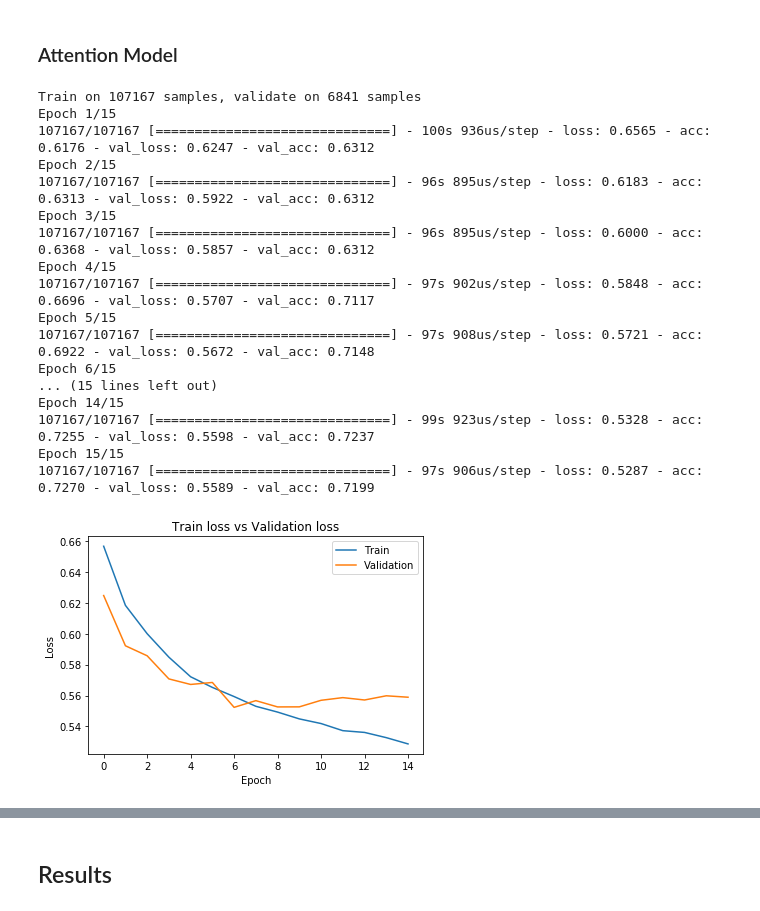
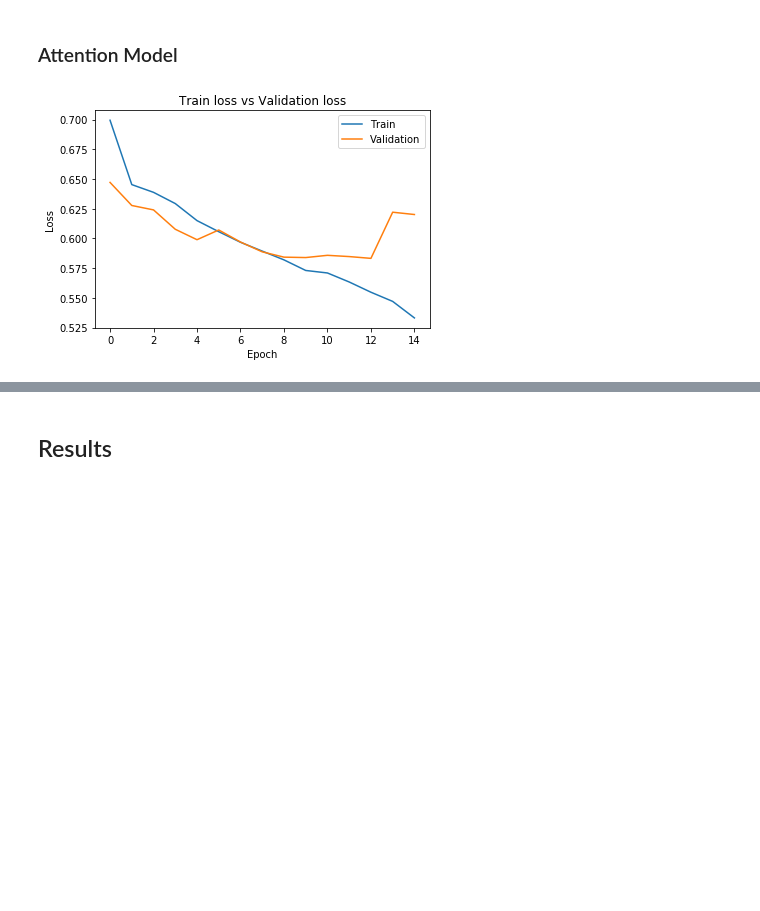
Before and after one commit to khantilchoksi/Quora-Question-Pair, a Jupyter notebook: Quora Question Pairs.ipynb, the cells around one changed output, grey strips where cells are left out. Drawn from its saved outputs; the diff is of its cells as text; code cells hidden in the pictures; blank space fills up the shorter version.

```diff
--- a/Quora Question Pairs.ipynb
+++ b/Quora Question Pairs.ipynb
@@ -572,19 +589,14 @@ metrics.loc[name] = np.array([test_acc,train_acc,val_acc])
 # %% [markdown]
 ## Approach 2: RNN Models
 # %%
-# Split to train validation
-
-X_train, Y_train = df.loc[X_train.index][questions_cols],df.loc[X_train.index][pred_column]
-X_val, Y_val =  df.loc[X_val.index][questions_cols],df.loc[X_val.index][pred_column]
-X_test, Y_test = df.loc[X_test.index][questions_cols],df.loc[X_test.index][pred_column]
+X_train, Y_train = df.loc[X_train.index][[q1,q2]],df.loc[X_train.index][is_duplicate]
+X_val, Y_val =  df.loc[X_val.index][[q1,q2]],df.loc[X_val.index][is_duplicate]
+X_test, Y_test = df.loc[X_test.index][[q1,q2]],df.loc[X_test.index][is_duplicate]
 # %% [markdown]
 ### Splitting and zero padding.
 Any sentence with length greater than SENTENCE_LEN will be truncated.<br>Any sentence with length lesser than SENTENCE_LEN will be padded with zeros.<br>
 # %%
 SENTENCE_LEN = 15
-
-q1=questions_cols[0]
-q2=questions_cols[1]
 
 # Split to dicts
 X_train      = {'left': X_train[q1],      'right': X_train[q2]}
@@ -643,7 +648,7 @@ GRADIENT_CLIP_NORM = 1.0
 DROPOUT = 0.5
 NODES = 30
 BATCH_SIZE = 128
-EPOCHS = 25
+EPOCHS = 20
 
 model = LSTM_Model()
 # model = load_model(model_fname, weights_fname)
@@ -652,6 +657,8 @@ optimizer=Adadelta(clipnorm=GRADIENT_CLIP_NORM)
 #optimizer=optimizers.SGD(lr=0.1)
 model.compile(loss='mean_squared_error', optimizer=optimizer, metrics=['accuracy'])
 
-history = model.fit([X_train['left'], X_train['right']], Y_train, batch_size=BATCH_SIZE, epochs=EPOCHS,
+history = model.fit([X_train['left'], X_train['right']], Y_train, batch_size=BATCH_SIZE, epochs=EPOCHS,verbose=0,
                             validation_data=([X_val['left'], X_val['right']], Y_val),shuffle=True)
+
+plot_loss(history.history['loss'],history.history['val_loss'])
 # %% [output]
@@ -694,7 +681,6 @@ metrics.loc[name] = np.array([test_acc,train_acc,val_acc])
 # %% [markdown]
 ### Attention Model
 # %%
-## https://github.com/bradleypallen/keras-quora-question-pairs/blob/master/quora-question-pairs-training-attention.ipynb
 def Attention_Model():
     question1 = Input(shape=(SENTENCE_LEN,))
     question2 = Input(shape=(SENTENCE_LEN,))
@@ -704,29 +690,24 @@ def Attention_Model():
                      weights=[embeddings],
                      input_length=SENTENCE_LEN,
                      trainable=False)(question1)
-    q1 = Bidirectional(LSTM(2, return_sequences=True), merge_mode="sum")(q1)
+    q1 = Bidirectional(LSTM(NODES_1, return_sequences=True), merge_mode="sum")(q1)
 
     q2 = Embedding(len(embeddings),
                      EMBEDDING_LEN,
                      weights=[embeddings],
                      input_length=SENTENCE_LEN,
                      trainable=False)(question2)
-    q2 = Bidirectional(LSTM(2, return_sequences=True), merge_mode="sum")(q2)
+    q2 = Bidirectional(LSTM(NODES_1, return_sequences=True), merge_mode="sum")(q2)
 
     attention = dot([q1,q2], [1,1])
     attention = Flatten()(attention)
 
-    attention = Dense((1*2))(attention)
-    attention = Reshape((1,2))(attention)
-    #attention = Dense((SENTENCE_LEN*EMBEDDING_LEN))(attention)
-    #attention = Reshape((SENTENCE_LEN, EMBEDDING_LEN))(attention)
+    attention = Dense((1*NODES_1))(attention)
+    attention = Reshape((1,NODES_1))(attention)
 
     merged = add([q1,attention])
     merged = Flatten()(merged)
-    #merged = Dense(NODES, activation='relu')(merged)
-    #merged = Dropout(DROPOUT)(merged)
-    #merged = BatchNormalization()(merged)
-    merged = Dense(NODES, activation='relu')(merged)
+    merged = Dense(NODES_2, activation='relu')(merged)
     merged = Dropout(DROPOUT)(merged)
     merged = BatchNormalization()(merged)
 
@@ -737,36 +718,20 @@ def Attention_Model():
 # %%
 BATCH_SIZE = 128
 EPOCHS = 15
-NODES=3
+NODES_1=3
+NODES_2=3
 DROPOUT=0.4
 
 model=Attention_Model()
 model.compile(loss='binary_crossentropy', optimizer='adam', metrics=['accuracy'])
 #callbacks = [ModelCheckpoint(MODEL_WEIGHTS_FILE, monitor='val_acc', save_best_only=True)]
-history = model.fit([X_train['left'], X_train['right']], Y_train, epochs=EPOCHS,
+history = model.fit([X_train['left'], X_train['right']], Y_train, epochs=EPOCHS,verbose=0,
                     validation_data=([X_val['left'], X_val['right']], Y_val),batch_size=BATCH_SIZE,)
 
 #model.summary()
 plot_loss(history.history['loss'],history.history['val_loss'])
 # %% [output]
-Train on 107167 samples, validate on 6841 samples
-Epoch 1/15
-107167/107167 [==============================] - 100s 936us/step - loss: 0.6565 - acc: 0.6176 - val_loss: 0.6247 - val_acc: 0.6312
-Epoch 2/15
-107167/107167 [==============================] - 96s 895us/step - loss: 0.6183 - acc: 0.6313 - val_loss: 0.5922 - val_acc: 0.6312
-Epoch 3/15
-107167/107167 [==============================] - 96s 895us/step - loss: 0.6000 - acc: 0.6368 - val_loss: 0.5857 - val_acc: 0.6312
-Epoch 4/15
-107167/107167 [==============================] - 97s 902us/step - loss: 0.5848 - acc: 0.6696 - val_loss: 0.5707 - val_acc: 0.7117
-Epoch 5/15
-107167/107167 [==============================] - 97s 908us/step - loss: 0.5721 - acc: 0.6922 - val_loss: 0.5672 - val_acc: 0.7148
-Epoch 6/15
-... (15 lines left out)
-Epoch 14/15
-107167/107167 [==============================] - 99s 923us/step - loss: 0.5328 - acc: 0.7255 - val_loss: 0.5598 - val_acc: 0.7237
-Epoch 15/15
-107167/107167 [==============================] - 97s 906us/step - loss: 0.5287 - acc: 0.7270 - val_loss: 0.5589 - val_acc: 0.7199
-[figure, old version]
+[figure, new version]
 # %%
 scores = model.predict([X_test['left'],X_test['right']]).ravel()
 fpr, tpr, thresholds = roc_curve(Y_test, scores, pos_label=1)
```
Also changed, not shown: parts of 49 cells of this notebook.
